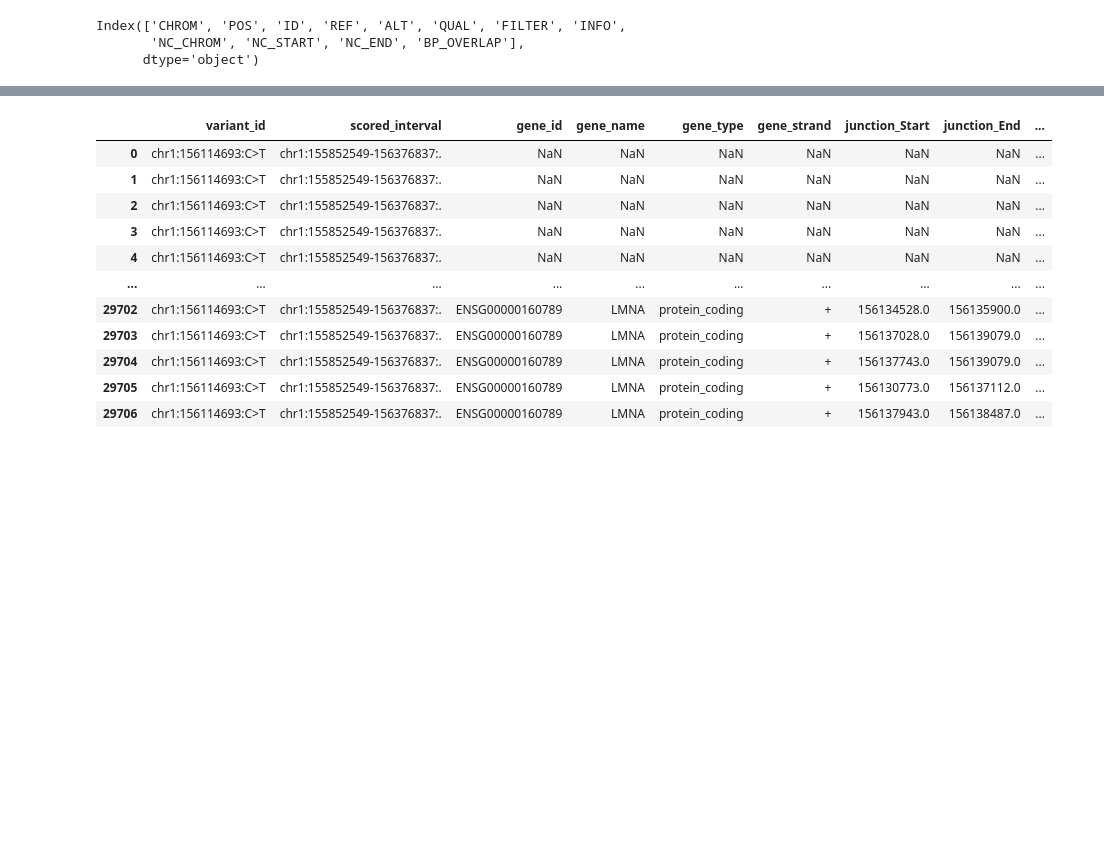
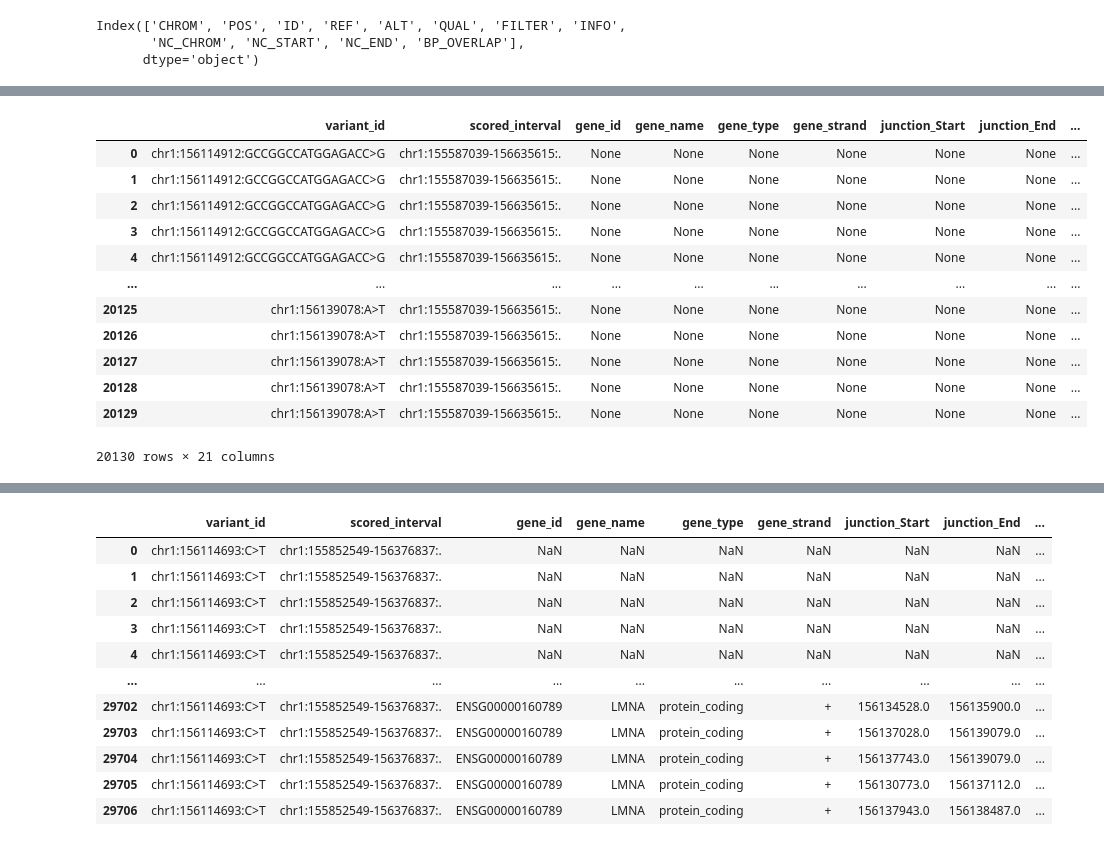
Before and after one commit to cralbers/variant-effects, a Jupyter notebook: osc/variant_scoring_osc_v2.ipynb, the cells around one changed output, grey strips where cells are left out. Drawn from its saved outputs; the diff is of its cells as text; code cells hidden in the pictures; blank space fills up the shorter version.

```diff
--- a/osc/variant_scoring_osc_v2.ipynb
+++ b/osc/variant_scoring_osc_v2.ipynb
@@ -313 +227,3 @@ Index(['CHROM', 'POS', 'ID', 'REF', 'ALT', 'QUAL', 'FILTER', 'INFO',
+# %%
+scorer_titles = ['ATAC', 'DNASE', 'CHIP_TF', 'CHIP_HISTONE', 'CAGE', 'PROCAP', 'RNA_SEQ', 'RNA_SEQ_ACTIVE', 'ATAC_ACTIVE', 'DNASE_ACTIVE', 'CHIP_TF_ACTIVE', 'CHIP_HISTONE_ACTIVE', 'CAGE_ACTIVE', 'PROCAP_ACTIVE']
 # %%
@@ -355,3 +268,19 @@ JaxRuntimeError: RESOURCE_EXHAUSTED: Out of memory while trying to allocate 2.13
+# %%
+df_scores
+# %% [output]
+|  | variant_id | scored_interval | gene_id | gene_name | gene_type | gene_strand | junction_Start | junction_End | ... |
+| 0 | chr1:156114912:GCCGGCCATGGAGACC>G | chr1:155587039-156635615:. | None | None | None | None | None | None | ... |
+| 1 | chr1:156114912:GCCGGCCATGGAGACC>G | chr1:155587039-156635615:. | None | None | None | None | None | None | ... |
+| 2 | chr1:156114912:GCCGGCCATGGAGACC>G | chr1:155587039-156635615:. | None | None | None | None | None | None | ... |
+| 3 | chr1:156114912:GCCGGCCATGGAGACC>G | chr1:155587039-156635615:. | None | None | None | None | None | None | ... |
+| 4 | chr1:156114912:GCCGGCCATGGAGACC>G | chr1:155587039-156635615:. | None | None | None | None | None | None | ... |
+| ... | ... | ... | ... | ... | ... | ... | ... | ... | ... |
+| 20125 | chr1:156139078:A>T | chr1:155587039-156635615:. | None | None | None | None | None | None | ... |
+| 20126 | chr1:156139078:A>T | chr1:155587039-156635615:. | None | None | None | None | None | None | ... |
+| 20127 | chr1:156139078:A>T | chr1:155587039-156635615:. | None | None | None | None | None | None | ... |
+| 20128 | chr1:156139078:A>T | chr1:155587039-156635615:. | None | None | None | None | None | None | ... |
+| 20129 | chr1:156139078:A>T | chr1:155587039-156635615:. | None | None | None | None | None | None | ... |
+20130 rows × 21 columns
 # %%
 # Examine just the effects of the variants on specific ontology term
 columns = [c for c in df_scores.columns if c != 'ontology_curie']
```
Also changed, not shown: parts of 10 cells of this notebook, 1 other file.
